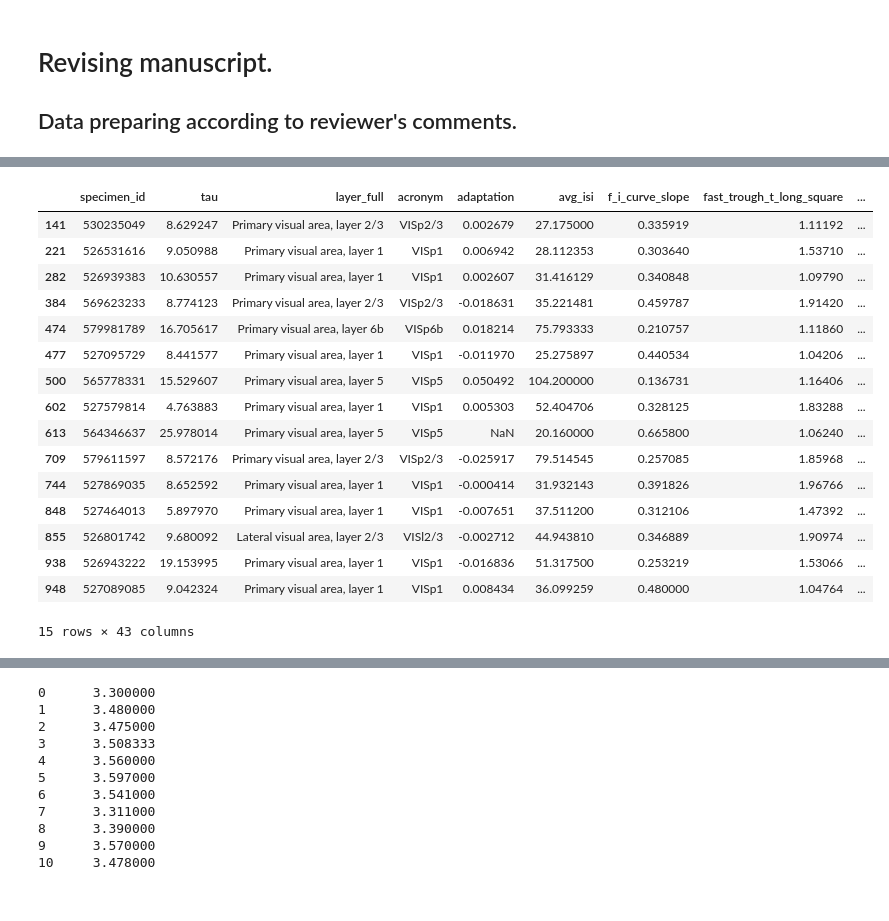
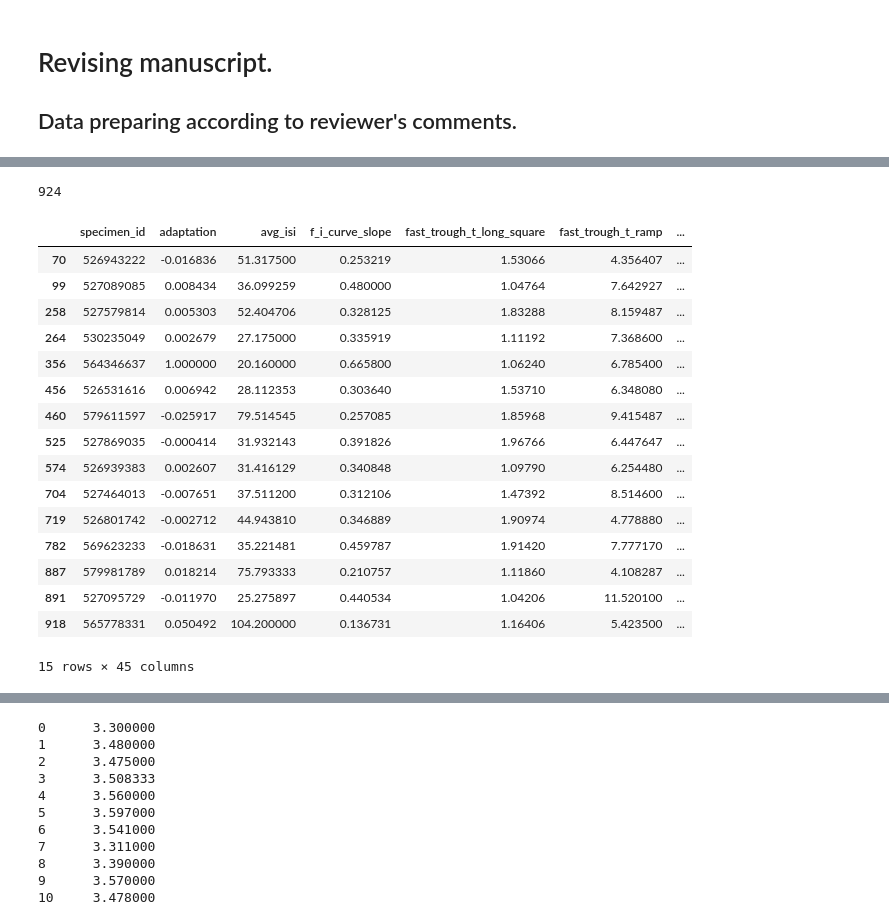
Before and after one commit to HyunsuLee/clustering_allen_neuron, a Jupyter notebook: Data_prep/revising_data.ipynb, the cells around one changed output, grey strips where cells are left out. Drawn from its saved outputs; the diff is of its cells as text; code cells hidden in the pictures.

```diff
--- a/Data_prep/revising_data.ipynb
+++ b/Data_prep/revising_data.ipynb
@@ -83,4 +82,4 @@ layer_acronym = [cell_index[cid]['structure']['acronym'] for cid in ephys_featur
 # %%
-ephys_features_new_df['acronym'] = pd.Series(layer_acronym, index=ephys_features_new_df.index)
-ephys_features_new_df.head()
+cre['acronym'] = pd.Series(layer_acronym, index=cre.index)
+cre.head()
 # %% [output]
@@ -145,0 +181,3 @@ memory usage: 331.7+ KB
+# %%
+cre_fill = cre
+cre_fill.info()
@@ -145,0 +202,2 @@ memory usage: 331.7+ KB
+# %%
+cre_fill['adaptation'] = cre_fill['adaptation'].fillna(1.0) # if cells to adapt to stimuli, and can't make next spike.
@@ -145,0 +224,2 @@ memory usage: 331.7+ KB
+# %%
+cre_fill['avg_isi']=cre_fill['avg_isi'].fillna(1000.0)  # long square stimul duration is 1 sec
@@ -193,22 +293,26 @@ Vip-IRES-Cre         0.050000
 Name: transgenic_line, dtype: float64
+# %%
+len(cre_fill_dropna)
+# %% [output]
+924
 # %%
-new_cre.loc[new_cre['transgenic_line'] == 'Ndnf-IRES2-dgCre', ['binary_neuron']] = 'Inhibitory'
-new_cre.loc[new_cre['transgenic_line'] == 'Ndnf-IRES2-dgCre']
+cre_fill.loc[cre_fill['transgenic_line'] == 'Ndnf-IRES2-dgCre', ['binary_neuron']] = 'Inhibitory'
+cre_fill.loc[cre['transgenic_line'] == 'Ndnf-IRES2-dgCre']
 # %% [output]
-|  | specimen_id | tau | layer_full | acronym | adaptation | avg_isi | f_i_curve_slope | fast_trough_t_long_square | ... |
-| 141 | 530235049 | 8.629247 | Primary visual area, layer 2/3 | VISp2/3 | 0.002679 | 27.175000 | 0.335919 | 1.11192 | ... |
-| 221 | 526531616 | 9.050988 | Primary visual area, layer 1 | VISp1 | 0.006942 | 28.112353 | 0.303640 | 1.53710 | ... |
-| 282 | 526939383 | 10.630557 | Primary visual area, layer 1 | VISp1 | 0.002607 | 31.416129 | 0.340848 | 1.09790 | ... |
-| 384 | 569623233 | 8.774123 | Primary visual area, layer 2/3 | VISp2/3 | -0.018631 | 35.221481 | 0.459787 | 1.91420 | ... |
-| 474 | 579981789 | 16.705617 | Primary visual area, layer 6b | VISp6b | 0.018214 | 75.793333 | 0.210757 | 1.11860 | ... |
-| 477 | 527095729 | 8.441577 | Primary visual area, layer 1 | VISp1 | -0.011970 | 25.275897 | 0.440534 | 1.04206 | ... |
-| 500 | 565778331 | 15.529607 | Primary visual area, layer 5 | VISp5 | 0.050492 | 104.200000 | 0.136731 | 1.16406 | ... |
-| 602 | 527579814 | 4.763883 | Primary visual area, layer 1 | VISp1 | 0.005303 | 52.404706 | 0.328125 | 1.83288 | ... |
-| 613 | 564346637 | 25.978014 | Primary visual area, layer 5 | VISp5 | NaN | 20.160000 | 0.665800 | 1.06240 | ... |
-| 709 | 579611597 | 8.572176 | Primary visual area, layer 2/3 | VISp2/3 | -0.025917 | 79.514545 | 0.257085 | 1.85968 | ... |
-| 744 | 527869035 | 8.652592 | Primary visual area, layer 1 | VISp1 | -0.000414 | 31.932143 | 0.391826 | 1.96766 | ... |
-| 848 | 527464013 | 5.897970 | Primary visual area, layer 1 | VISp1 | -0.007651 | 37.511200 | 0.312106 | 1.47392 | ... |
-| 855 | 526801742 | 9.680092 | Lateral visual area, layer 2/3 | VISl2/3 | -0.002712 | 44.943810 | 0.346889 | 1.90974 | ... |
-| 938 | 526943222 | 19.153995 | Primary visual area, layer 1 | VISp1 | -0.016836 | 51.317500 | 0.253219 | 1.53066 | ... |
-| 948 | 527089085 | 9.042324 | Primary visual area, layer 1 | VISp1 | 0.008434 | 36.099259 | 0.480000 | 1.04764 | ... |
+|  | specimen_id | adaptation | avg_isi | f_i_curve_slope | fast_trough_t_long_square | fast_trough_t_ramp | ... |
+| 70 | 526943222 | -0.016836 | 51.317500 | 0.253219 | 1.53066 | 4.356407 | ... |
+| 99 | 527089085 | 0.008434 | 36.099259 | 0.480000 | 1.04764 | 7.642927 | ... |
+| 258 | 527579814 | 0.005303 | 52.404706 | 0.328125 | 1.83288 | 8.159487 | ... |
+| 264 | 530235049 | 0.002679 | 27.175000 | 0.335919 | 1.11192 | 7.368600 | ... |
+| 356 | 564346637 | 1.000000 | 20.160000 | 0.665800 | 1.06240 | 6.785400 | ... |
+| 456 | 526531616 | 0.006942 | 28.112353 | 0.303640 | 1.53710 | 6.348080 | ... |
+| 460 | 579611597 | -0.025917 | 79.514545 | 0.257085 | 1.85968 | 9.415487 | ... |
+| 525 | 527869035 | -0.000414 | 31.932143 | 0.391826 | 1.96766 | 6.447647 | ... |
+| 574 | 526939383 | 0.002607 | 31.416129 | 0.340848 | 1.09790 | 6.254480 | ... |
+| 704 | 527464013 | -0.007651 | 37.511200 | 0.312106 | 1.47392 | 8.514600 | ... |
+| 719 | 526801742 | -0.002712 | 44.943810 | 0.346889 | 1.90974 | 4.778880 | ... |
+| 782 | 569623233 | -0.018631 | 35.221481 | 0.459787 | 1.91420 | 7.777170 | ... |
+| 887 | 579981789 | 0.018214 | 75.793333 | 0.210757 | 1.11860 | 4.108287 | ... |
+| 891 | 527095729 | -0.011970 | 25.275897 | 0.440534 | 1.04206 | 11.520100 | ... |
+| 918 | 565778331 | 0.050492 | 104.200000 | 0.136731 | 1.16406 | 5.423500 | ... |
-15 rows × 43 columns
+15 rows × 45 columns
```
Also changed, not shown: parts of 68 cells of this notebook, 4 other files.
